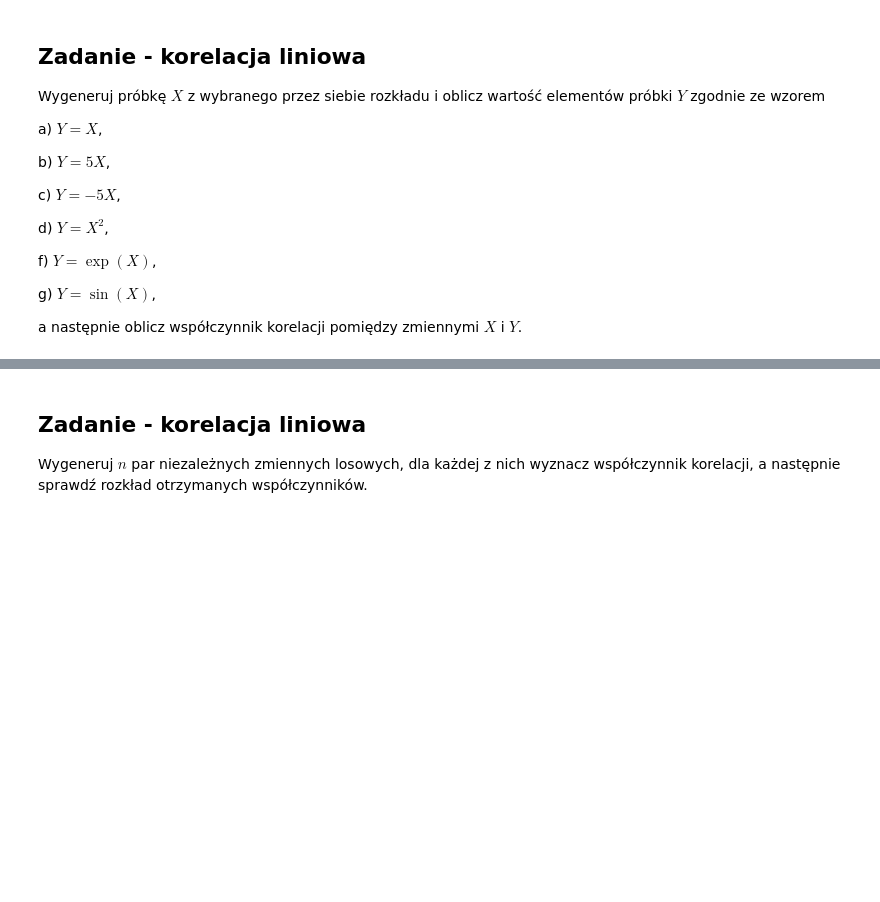
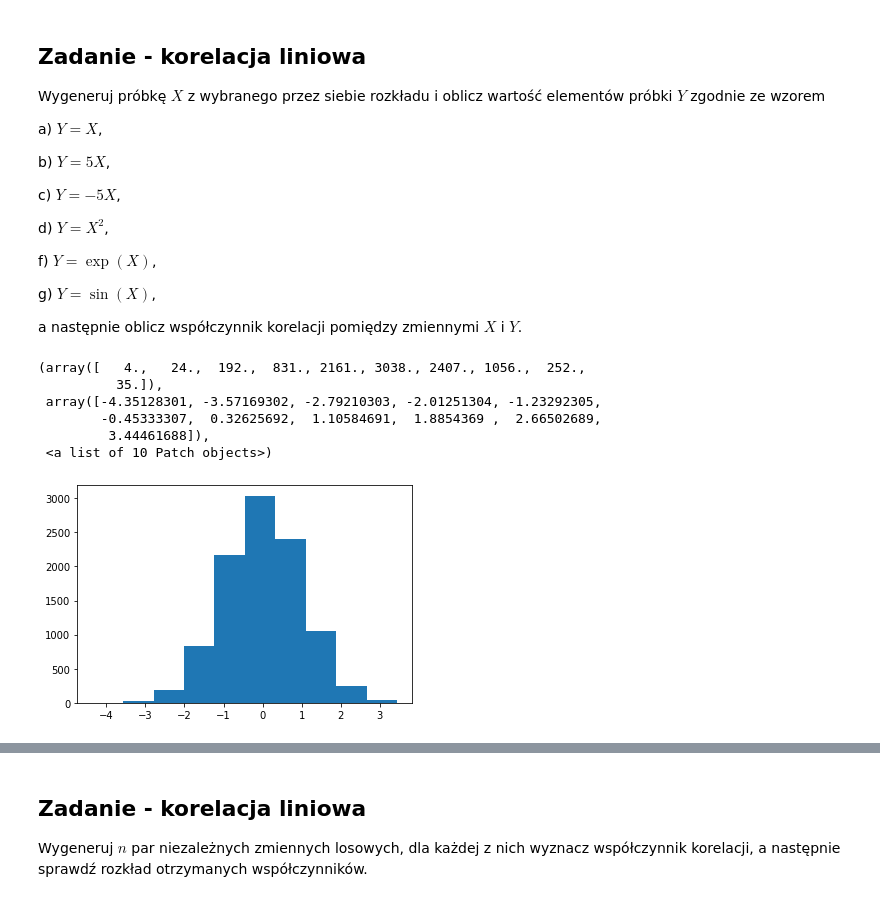
Before and after one commit to mdabrowski-phd/ds250223_stat, a Jupyter notebook: 01_statystyka_opisowa/01_statystyki_opisowe.ipynb, the cells around one changed output, grey strips where cells are left out. Cells and saved outputs as stored; diff of their text form; code cells hidden in the pictures; blank space fills up the shorter version.

Commit message:
stat opis update

```diff
--- a/01_statystyka_opisowa/01_statystyki_opisowe.ipynb
+++ b/01_statystyka_opisowa/01_statystyki_opisowe.ipynb
@@ -26,16 +26,16 @@ class Stats:
         self.vec = vec
 
     def mean(self):
-        pass
+        return np.mean(self.vec)
 
     def median(self):
-        pass
+        return np.median(self.vec)
 
     def var(self):
-        pass
+        return np.var(self.vec,ddof=1)
 
     def std(self):
-        pass
+        return np.std(self.vec,ddof=1)
 # %%
 a = [1, 2, 3, 4, 5, 6, 7, 8, 9, 10]
 
@@ -110,3 +286,14 @@ f) $Y = \exp(X)$,
 g) $Y = \sin(X)$,
 
 a następnie oblicz współczynnik korelacji pomiędzy zmiennymi $X$ i $Y$.
+# %%
+x = stats.norm.rvs(size = 10000,loc=  0, scale = 1)
+plt.hist(x)
+# %% [output]
+(array([   4.,   24.,  192.,  831., 2161., 3038., 2407., 1056.,  252.,
+          35.]),
+ array([-4.35128301, -3.57169302, -2.79210303, -2.01251304, -1.23292305,
+        -0.45333307,  0.32625692,  1.10584691,  1.8854369 ,  2.66502689,
+         3.44461688]),
+ <a list of 10 Patch objects>)
+[figure, added]
```
Also changed, not shown: parts of 18 cells of this notebook, 1 other file.
